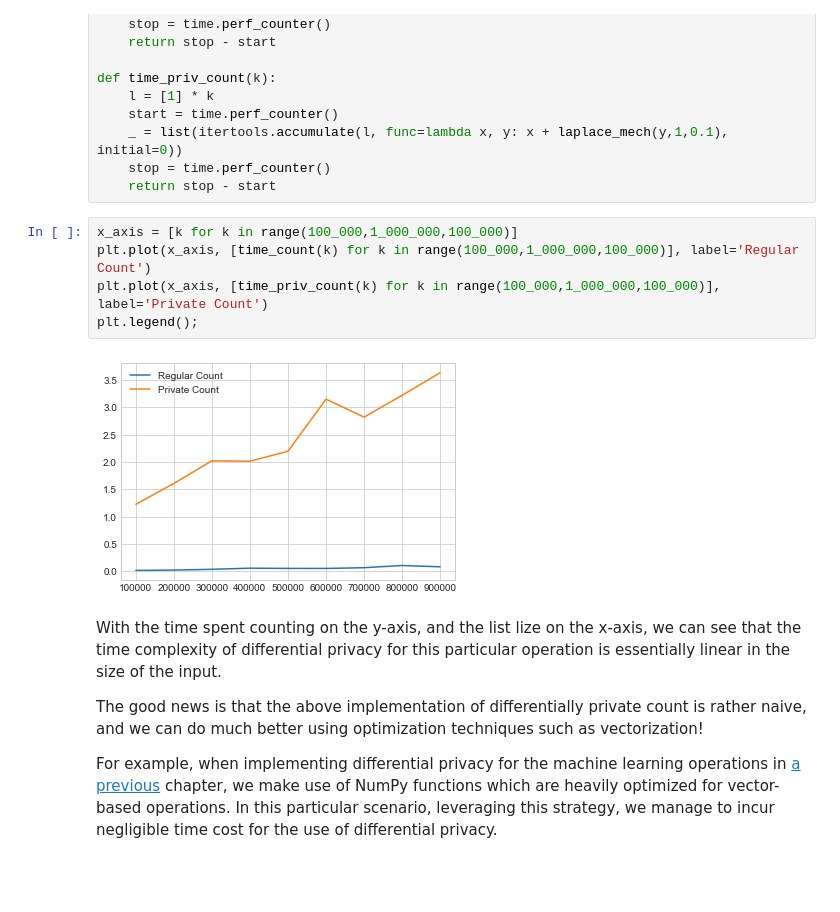
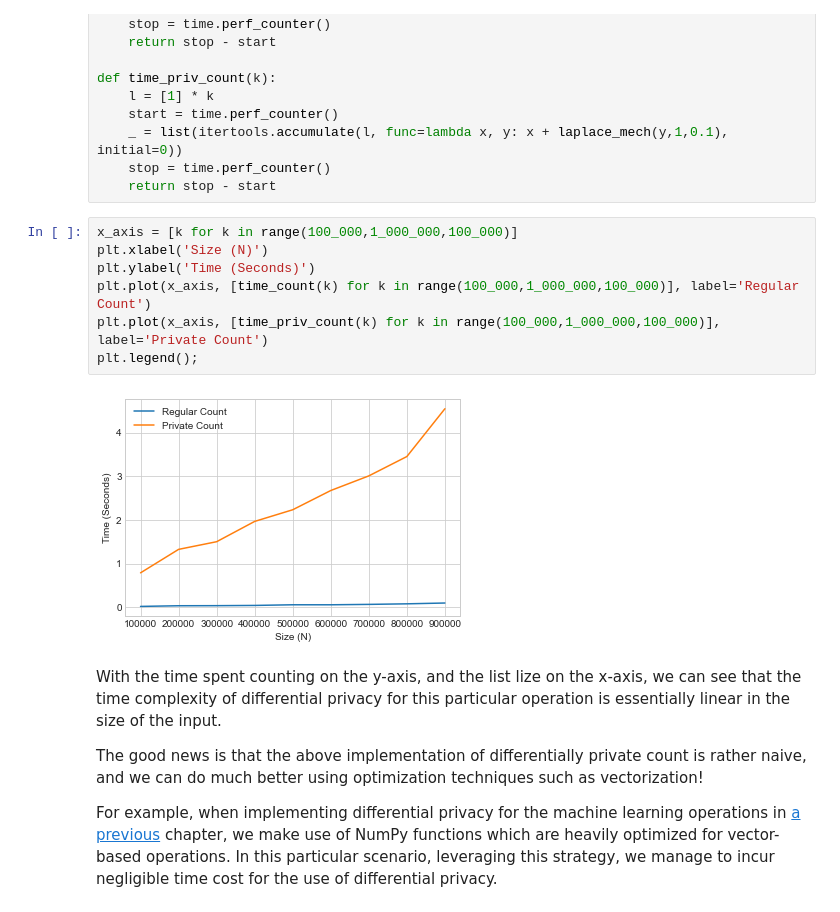
Before and after one commit to uvm-plaid/programming-dp, a Jupyter notebook: _sources/ch15.ipynb, the cells around one changed output. Drawn from its saved outputs; the diff is of its cells as text; blank space fills up the shorter version.

```diff
--- a/_sources/ch15.ipynb
+++ b/_sources/ch15.ipynb
@@ -141,11 +141,13 @@ def time_priv_count(k):
     return stop - start
 # %%
 x_axis = [k for k in range(100_000,1_000_000,100_000)]
+plt.xlabel('Size (N)')
+plt.ylabel('Time (Seconds)')
 plt.plot(x_axis, [time_count(k) for k in range(100_000,1_000_000,100_000)], label='Regular Count')
 plt.plot(x_axis, [time_priv_count(k) for k in range(100_000,1_000_000,100_000)], label='Private Count')
 plt.legend();
 # %% [output]
-[figure, old version]
+[figure, new version]
 # %% [markdown]
 With the time spent counting on the y-axis, and the list lize on the x-axis, we can see that the time complexity of differential privacy for this particular operation is essentially linear in the size of the input.
 
```
Also changed, not shown: parts of 3 cells of this notebook, 9 other files.
